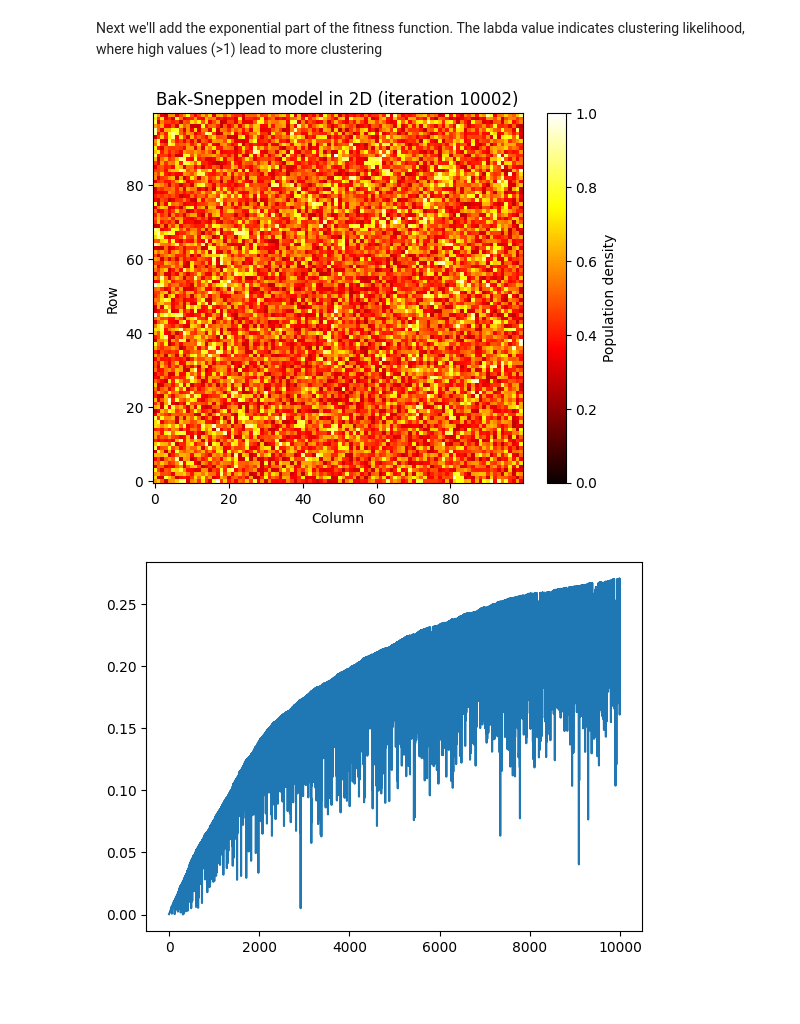
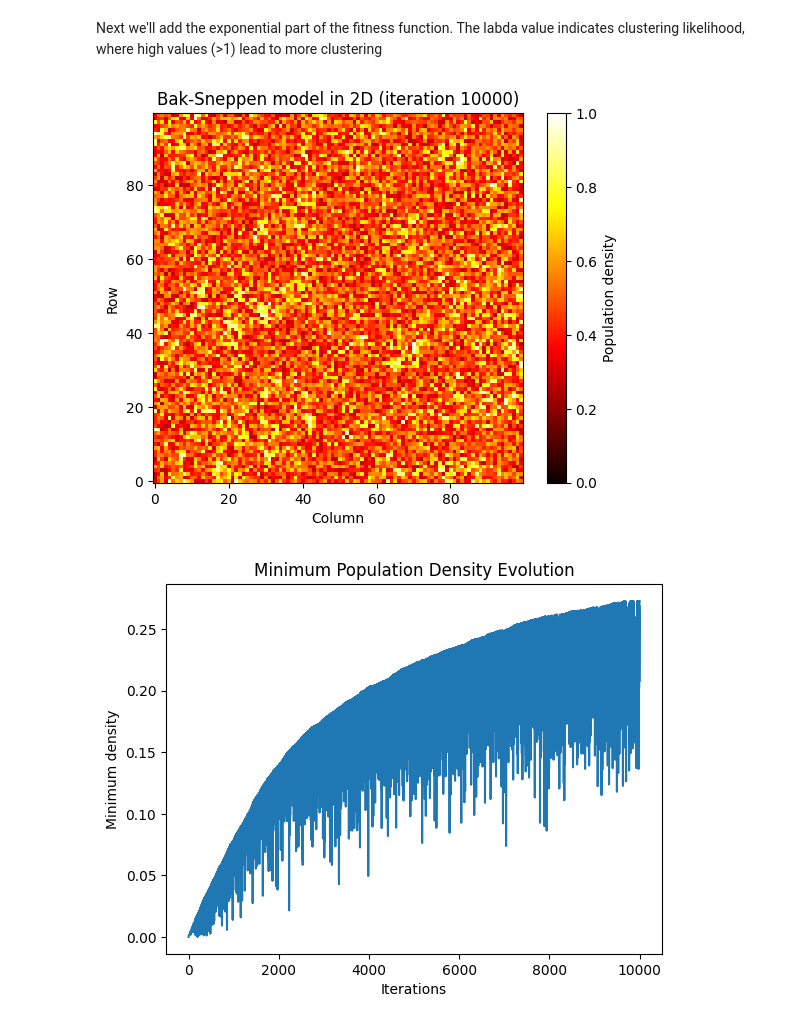
Before and after one commit to pmchrist/Urban-Architects, a Jupyter notebook: Bak-Sneppen/BakSneppen_Research.ipynb, the cells around one changed output. Drawn from its saved outputs; the diff is of its cells as text; code cells hidden in the pictures; blank space fills up the shorter version.

```diff
--- a/Bak-Sneppen/BakSneppen_Research.ipynb
+++ b/Bak-Sneppen/BakSneppen_Research.ipynb
@@ -8,7 +9,7 @@ import os
 
 save_folder_base = 'BakSneppen_population_conserved_results'
 size = 100
-iterations = 10001
+iterations = 10000
 # %% [markdown]
 New densities in the Bak-Sneppen model are based on:
 - the local density (current cell value)
@@ -103,12 +212,12 @@ fitness_mean = 0.5
 fitness_std = 0.3
 gaussian_weight = 0.5
 
-save_folder = os.path.join(save_folder_base, 'fitness_gaussian')
+save_folder = os.path.join(save_folder_base, 'fitness_gaussian_exponential')
 
 model = BakSneppen2D_ConservedPopulation(size, save_folder, alpha, beta, gamma, delta, labda, fitness_mean, fitness_std, gaussian_weight)
 # %%
 model.simulate(iterations)
 # %%
-model.plot_system(iterations, close=False)
+model.plot_system(iterations - 1, close=False)
 # %% [output]
-[figure, old version]
+[figure, new version]
@@ -115,8 +255,11 @@ model.plot_system(iterations, close=False)
 # %%
 plt.plot(range(iterations), model.min_fitness)
+plt.title("Minimum Population Density Evolution")
+plt.ylabel("Minimum density")
+plt.xlabel("Iterations")
 plt.show()
 # %% [output]
-[figure, old version]
+[figure, new version]
 # %%
 plt.hist(model.migrations, bins=40)
 plt.show()
```
Also changed, not shown: parts of 35 cells of this notebook, 2 other files.
